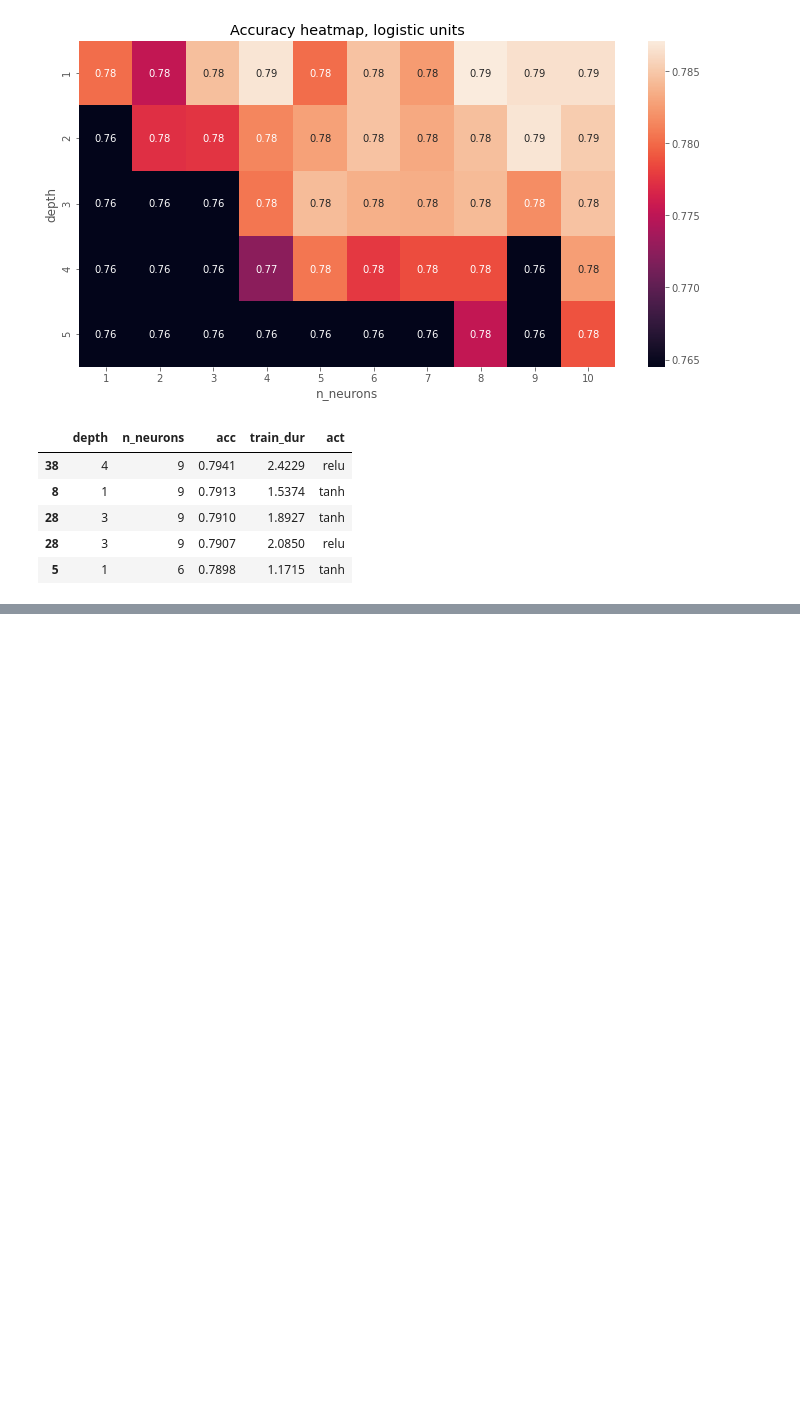
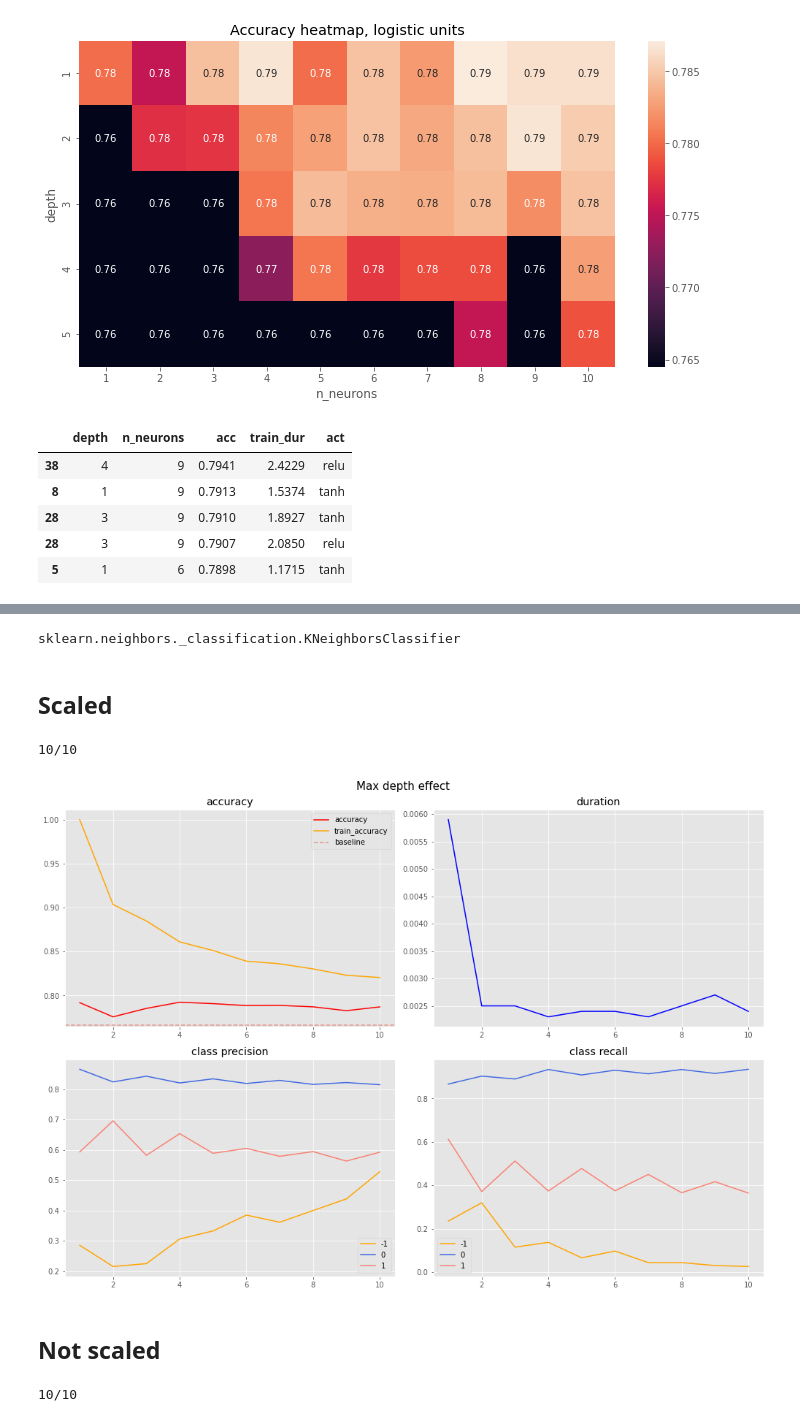
Before and after one commit to kolomietsdv/7641ML, a Jupyter notebook: Project_1/SL-Wine.ipynb, the cells around one changed output, grey strips where cells are left out. Drawn from its saved outputs; the diff is of its cells as text; code cells hidden in the pictures; blank space fills up the shorter version.

```diff
--- a/Project_1/SL-Wine.ipynb
+++ b/Project_1/SL-Wine.ipynb
@@ -948,0 +961,9 @@ sklearn.metrics.accuracy_score(valid_y, nn_preds)
+# %%
+best_kwargs = {
+    {'random_state': 13,
+      'activation': 'relu',
+      'hidden_layer_sizes': [9 for x in range(4)],
+      'solver': 'adam',
+    }
+nn_clf = MLPClassifier(**best_kwargs)
+nn_clf.fit(X_)
@@ -948,0 +972,3 @@ sklearn.metrics.accuracy_score(valid_y, nn_preds)
+# %%
+nn_clf.fit(train_X_scaled, train_y)
+nn_test_preds = nn_clf.predict(test_X_scaled)
@@ -948,0 +991,4 @@ sklearn.metrics.accuracy_score(valid_y, nn_preds)
+# %%
+KNeighborsClassifier()
+# %% [output]
+sklearn.neighbors._classification.KNeighborsClassifier
@@ -948,0 +1005,32 @@ sklearn.metrics.accuracy_score(valid_y, nn_preds)
+# %% [markdown]
+## Scaled
+# %%
+k_metrics_ = \
+    cf.brute_force_parameters(par_name='n_neighbors',
+                              par_values=range(1, 11),
+                              estimator_kwargs={
+                                  'n_jobs': 3
+                              },
+                              x_train=train_X_scaled, y_train=train_y,
+                              estimator=KNeighborsClassifier)
+# %% [output]
+10/10
+# %%
+fig, axes = cf.plot_metrics(
+    k_metrics_, sorted(pd.unique(train_y).tolist()), baselines={'accuracy': 0.766}
+)
+# %% [output]
+[figure, added]
+# %% [markdown]
+## Not scaled
+# %%
+k_metrics_unscaled = \
+    cf.brute_force_parameters(par_name='n_neighbors',
+                              par_values=range(1, 11),
+                              estimator_kwargs={
+                                  'n_jobs': 3
+                              },
+                              x_train=train_X, y_train=train_y,
+                              estimator=KNeighborsClassifier)
+# %% [output]
+10/10
```
Also changed, not shown: parts of 85 cells of this notebook, 1 other file.
